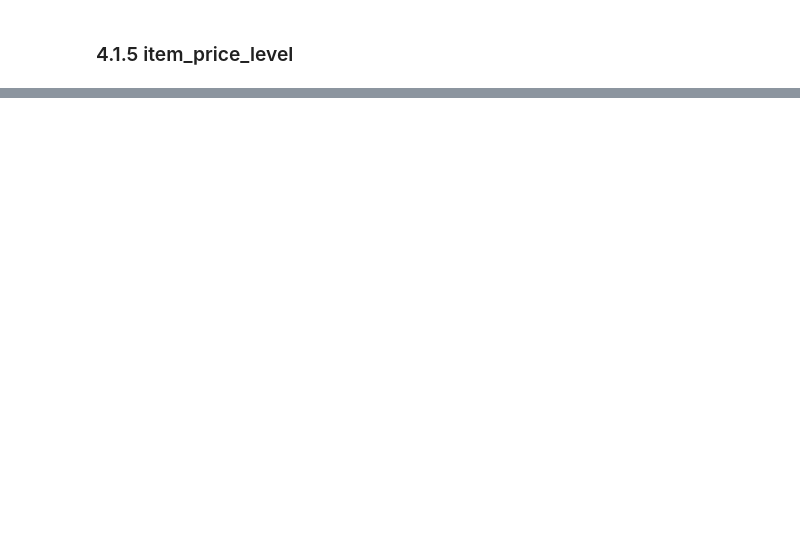
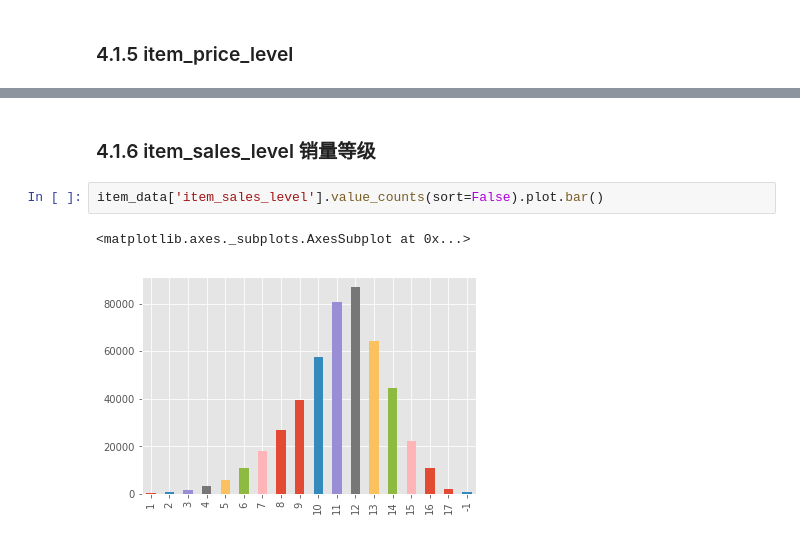
Before and after one commit to fengyin123/helloworld, a Jupyter notebook: feature_engineering/EDA.ipynb, the cells around one changed output, grey strips where cells are left out. Cells and saved outputs as stored; diff of their text form; blank space fills up the shorter version.

```diff
--- a/feature_engineering/EDA.ipynb
+++ b/feature_engineering/EDA.ipynb
@@ -286,0 +318,7 @@ item_data['item_price_level'].value_counts()
+# %% [markdown]
+### 4.1.6 item_sales_level 销量等级
+# %%
+item_data['item_sales_level'].value_counts(sort=False).plot.bar()
+# %% [output]
+<matplotlib.axes._subplots.AxesSubplot at 0x...>
+[figure, added]
```
Also changed, not shown: parts of 41 cells of this notebook.
